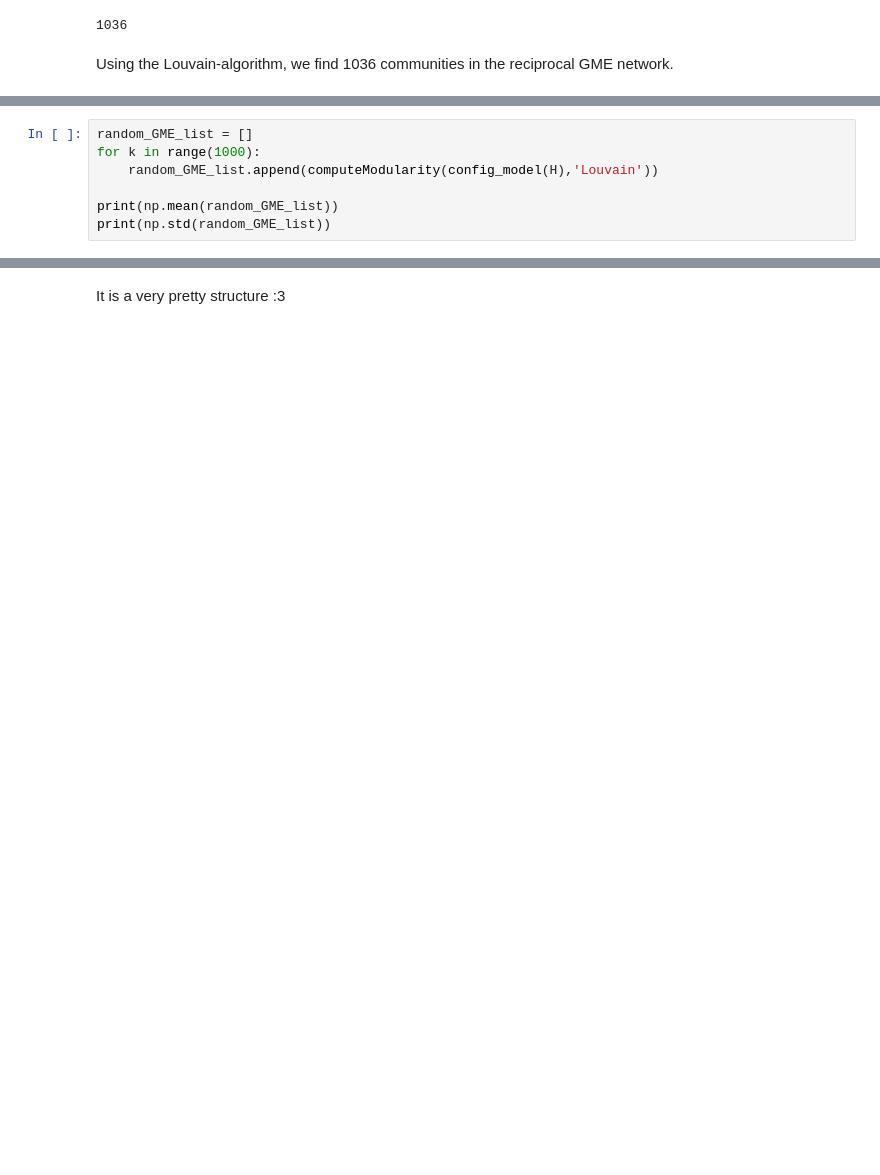
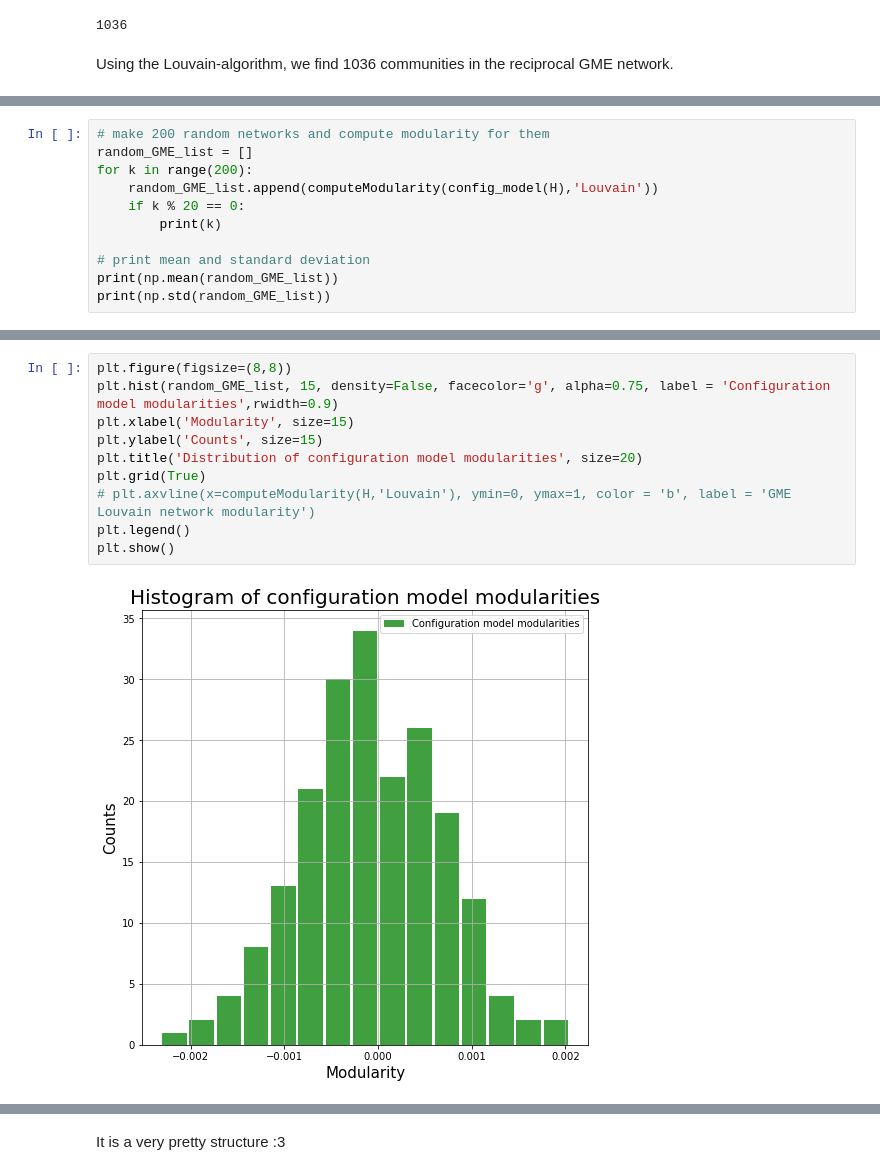
Before and after one commit to TECH-yufu/comsocsci2022-assignment-2, a Jupyter notebook: Assignment2.ipynb, the cells around one changed output, grey strips where cells are left out. Cells and saved outputs as stored; diff of their text form; blank space fills up the shorter version.

```diff
--- a/Assignment2.ipynb
+++ b/Assignment2.ipynb
@@ -827,7 +790,11 @@ modularity
 # %%
+# make 200 random networks and compute modularity for them
 random_GME_list = []
-for k in range(1000):
+for k in range(200):
     random_GME_list.append(computeModularity(config_model(H),'Louvain'))
+    if k % 20 == 0:
+        print(k)
 
+# print mean and standard deviation
 print(np.mean(random_GME_list))
 print(np.std(random_GME_list))
@@ -833,0 +814,12 @@ print(np.std(random_GME_list))
+# %%
+plt.figure(figsize=(8,8))
+plt.hist(random_GME_list, 15, density=False, facecolor='g', alpha=0.75, label = 'Configuration model modularities',rwidth=0.9)
+plt.xlabel('Modularity', size=15)
+plt.ylabel('Counts', size=15)
+plt.title('Distribution of configuration model modularities', size=20)
+plt.grid(True)
+# plt.axvline(x=computeModularity(H,'Louvain'), ymin=0, ymax=1, color = 'b', label = 'GME Louvain network modularity')
+plt.legend()
+plt.show()
+# %% [output]
+[figure, added]
```
Also changed, not shown: parts of 32 cells of this notebook, 4 other files.
